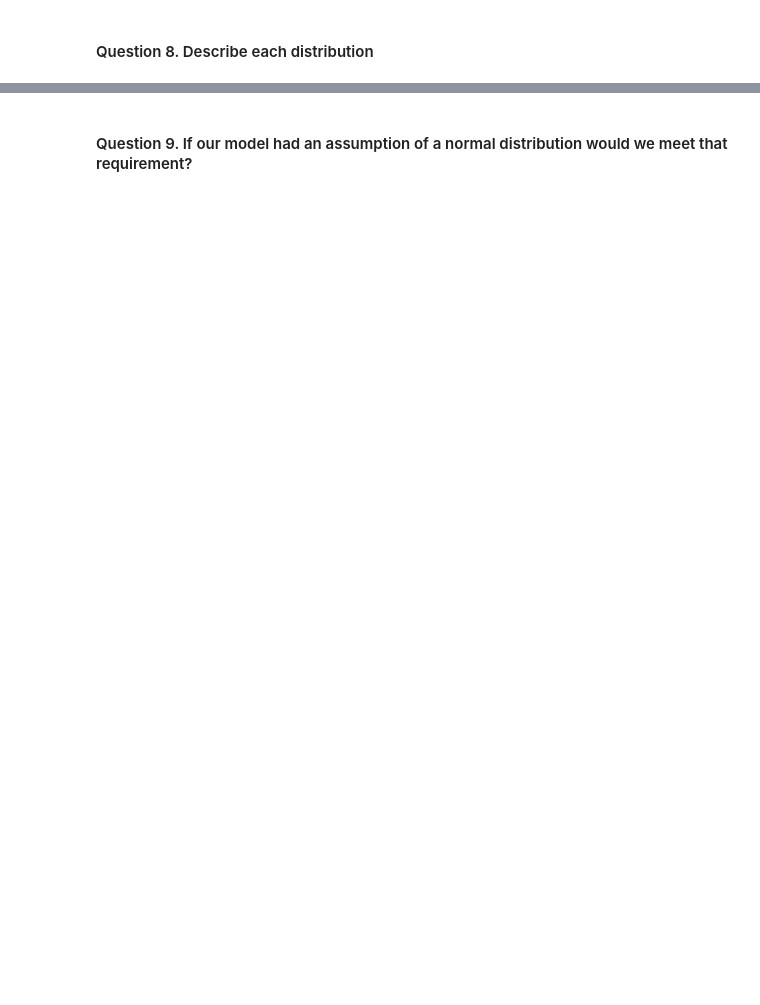
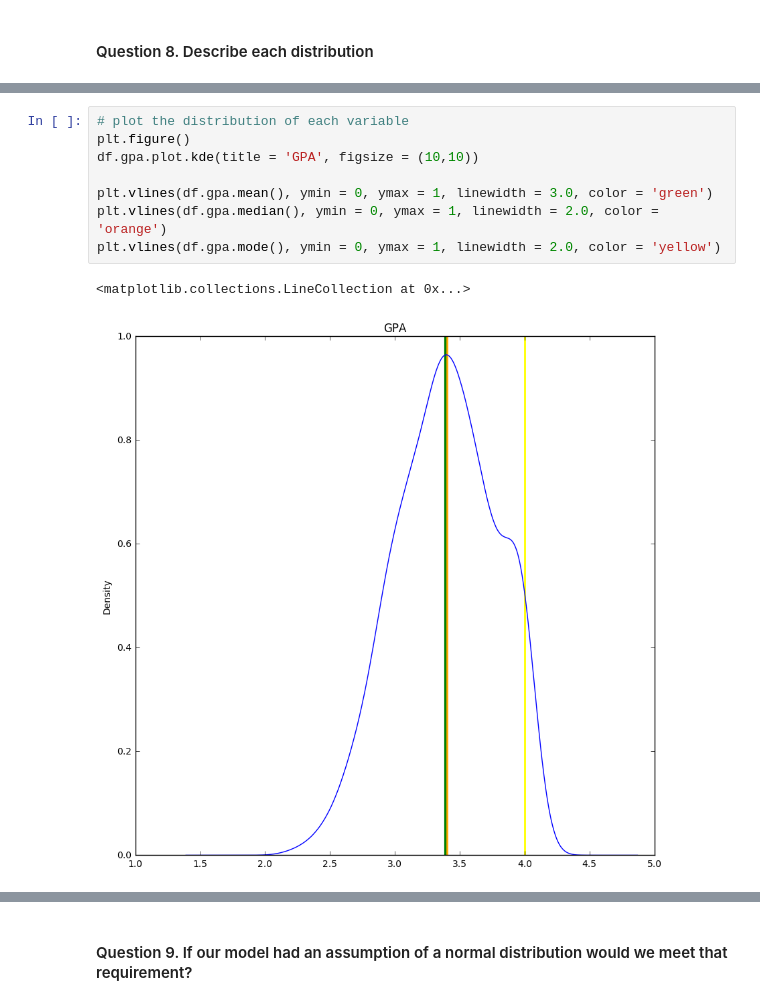
Before and after one commit to akell47/DataSciCourse, a Jupyter notebook: projects/unit-projects/project-2/starter-code/project2-starter.ipynb, the cells around one changed output, grey strips where cells are left out. Drawn from its saved outputs; the diff is of its cells as text; blank space fills up the shorter version.

```diff
--- a/projects/unit-projects/project-2/starter-code/project2-starter.ipynb
+++ b/projects/unit-projects/project-2/starter-code/project2-starter.ipynb
@@ -141,0 +255,11 @@ Answer:
+# %%
+# plot the distribution of each variable
+plt.figure()
+df.gpa.plot.kde(title = 'GPA', figsize = (10,10))
+
+plt.vlines(df.gpa.mean(), ymin = 0, ymax = 1, linewidth = 3.0, color = 'green')
+plt.vlines(df.gpa.median(), ymin = 0, ymax = 1, linewidth = 2.0, color = 'orange')
+plt.vlines(df.gpa.mode(), ymin = 0, ymax = 1, linewidth = 2.0, color = 'yellow')
+# %% [output]
+<matplotlib.collections.LineCollection at 0x...>
+[figure, added]
```
Also changed, not shown: parts of 53 cells of this notebook.
